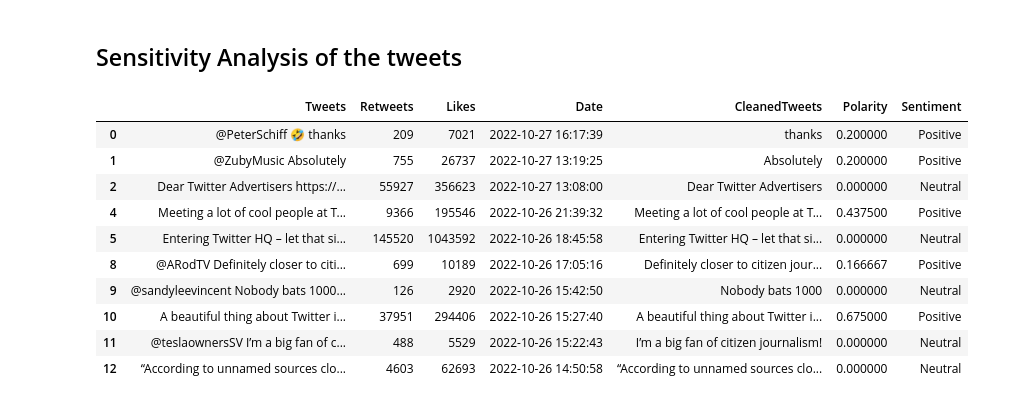
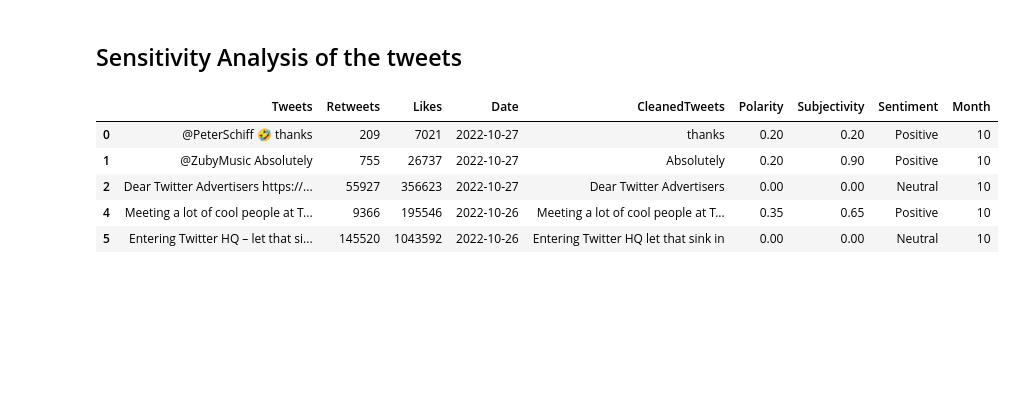
Before and after one commit to Rahad-Mohi-Uddin/Kaggle, a Jupyter notebook: elon-musk-s-tweet-analysis.ipynb, the cells around one changed output. Saved outputs shown, nothing was run; the diff lists cells and outputs as text; code cells hidden in the pictures; blank space fills up the shorter version.

Commit message:
Kaggle Notebook | Elon Musk's Tweet Analysis | Version 2

```diff
--- a/elon-musk-s-tweet-analysis.ipynb
+++ b/elon-musk-s-tweet-analysis.ipynb
@@ -54,6 +54,8 @@ tweet.head(10)
 # %% [markdown]
 First, we have to clean the tweets.
 Looking deep into the "Tweets" column we can observe there is a use of a lot of emojis, mentions, links and many more.
+# %%
+tweet['Date']=tweet.Date.str.slice(0,10)
 # %%
 #create a user define function to clean the text
 
@@ -78,13 +80,14 @@ def clean_text(text):
                      u"\ufe0f"    # dingbats
                      u"\u3030"
                               "]+", re.UNICODE)
-    text=re.sub('RT','',text)    #remove 'RT' from tweets
-    text=re.sub('#[A-Za-z0-9]+','',text)    #remove hashtags from tweets
-    text=re.sub('\\n','',text)    #remove \n from the tweets
-    text=re.sub('https?:\/\/\S+','',text)    #remove the hyperlinks from the tweets
-    text=re.sub('@[\S]*','',text)    #remove the mentions from the tweets
-    text=re.sub('^[\s]+|[\s]+$','',text)    #remove leading & trailing whitespace from the tweets
-    text=re.sub(emoji,'',text)    #remove the emojis from the tweets
+    text=re.sub('RT','',text)                       #remove 'RT' from tweets
+    text=re.sub('#[A-Za-z0-9]+','',text)            #remove hashtags from tweets
+    text=re.sub('\\n','',text)                      #remove \n from the tweets
+    text=re.sub('https?://\S+|www\.\S+','',text)    #remove the hyperlinks from the tweets
+    text=re.sub('@[\S]*','',text)                   #remove the mentions from the tweets
+    text=re.sub('[^\w\s]','',text)                  #remove punctuation from the tweets
+    text=re.sub('^[\s]+|[\s]+$','',text)            #remove leading & trailing whitespace from the tweets
+    text=re.sub(emoji,'',text)                      #remove the emojis from the tweets
 
     return text
 # %%
@@ -137,10 +140,13 @@ Name: CleanedTweets, dtype: object
 # %% [markdown]
 ## Sensitivity Analysis of the tweets
 # %%
-#create a user define function to find out polarity
+#create a user define function to find out polarity & subjectivity
 
 def getPolarity(text):
     return TextBlob(text).sentiment.polarity
+
+def getSubjectivity(text):
+    return TextBlob(text).sentiment.subjectivity
 
 #creating another user define function to label the sentiment
 
@@ -153,18 +159,15 @@ def getSentiment(value):
         return 'Neutral'
 # %%
 tweet['Polarity']=tweet['CleanedTweets'].apply(getPolarity)
+tweet['Subjectivity']=tweet['CleanedTweets'].apply(getSubjectivity)
 tweet['Sentiment']=tweet['Polarity'].apply(getSentiment)
-
-tweet.head(10)
+tweet['Date']=tweet.Date.str.slice(0,10)
+tweet['Month']=pd.DatetimeIndex(tweet['Date']).month
+tweet.head()
 # %% [output]
-|  | Tweets | Retweets | Likes | Date | CleanedTweets | Polarity | Sentiment |
-| 0 | @PeterSchiff 🤣 thanks | 209 | 7021 | 2022-10-27 16:17:39 | thanks | 0.200000 | Positive |
-| 1 | @ZubyMusic Absolutely | 755 | 26737 | 2022-10-27 13:19:25 | Absolutely | 0.200000 | Positive |
-| 2 | Dear Twitter Advertisers https://... | 55927 | 356623 | 2022-10-27 13:08:00 | Dear Twitter Advertisers | 0.000000 | Neutral |
-| 4 | Meeting a lot of cool people at T... | 9366 | 195546 | 2022-10-26 21:39:32 | Meeting a lot of cool people at T... | 0.437500 | Positive |
-| 5 | Entering Twitter HQ – let that si... | 145520 | 1043592 | 2022-10-26 18:45:58 | Entering Twitter HQ – let that si... | 0.000000 | Neutral |
-| 8 | @ARodTV Definitely closer to citi... | 699 | 10189 | 2022-10-26 17:05:16 | Definitely closer to citizen jour... | 0.166667 | Positive |
-| 9 | @sandyleevincent Nobody bats 1000... | 126 | 2920 | 2022-10-26 15:42:50 | Nobody bats 1000 | 0.000000 | Neutral |
-| 10 | A beautiful thing about Twitter i... | 37951 | 294406 | 2022-10-26 15:27:40 | A beautiful thing about Twitter i... | 0.675000 | Positive |
-| 11 | @teslaownersSV I’m a big fan of c... | 488 | 5529 | 2022-10-26 15:22:43 | I’m a big fan of citizen journalism! | 0.000000 | Neutral |
-| 12 | “According to unnamed sources clo... | 4603 | 62693 | 2022-10-26 14:50:58 | “According to unnamed sources clo... | 0.000000 | Neutral |
+|  | Tweets | Retweets | Likes | Date | CleanedTweets | Polarity | Subjectivity | Sentiment | Month |
+| 0 | @PeterSchiff 🤣 thanks | 209 | 7021 | 2022-10-27 | thanks | 0.20 | 0.20 | Positive | 10 |
+| 1 | @ZubyMusic Absolutely | 755 | 26737 | 2022-10-27 | Absolutely | 0.20 | 0.90 | Positive | 10 |
+| 2 | Dear Twitter Advertisers https://... | 55927 | 356623 | 2022-10-27 | Dear Twitter Advertisers | 0.00 | 0.00 | Neutral | 10 |
+| 4 | Meeting a lot of cool people at T... | 9366 | 195546 | 2022-10-26 | Meeting a lot of cool people at T... | 0.35 | 0.65 | Positive | 10 |
+| 5 | Entering Twitter HQ – let that si... | 145520 | 1043592 | 2022-10-26 | Entering Twitter HQ let that sink in | 0.00 | 0.00 | Neutral | 10 |
```
Also changed, not shown: parts of 5 cells of this notebook.
